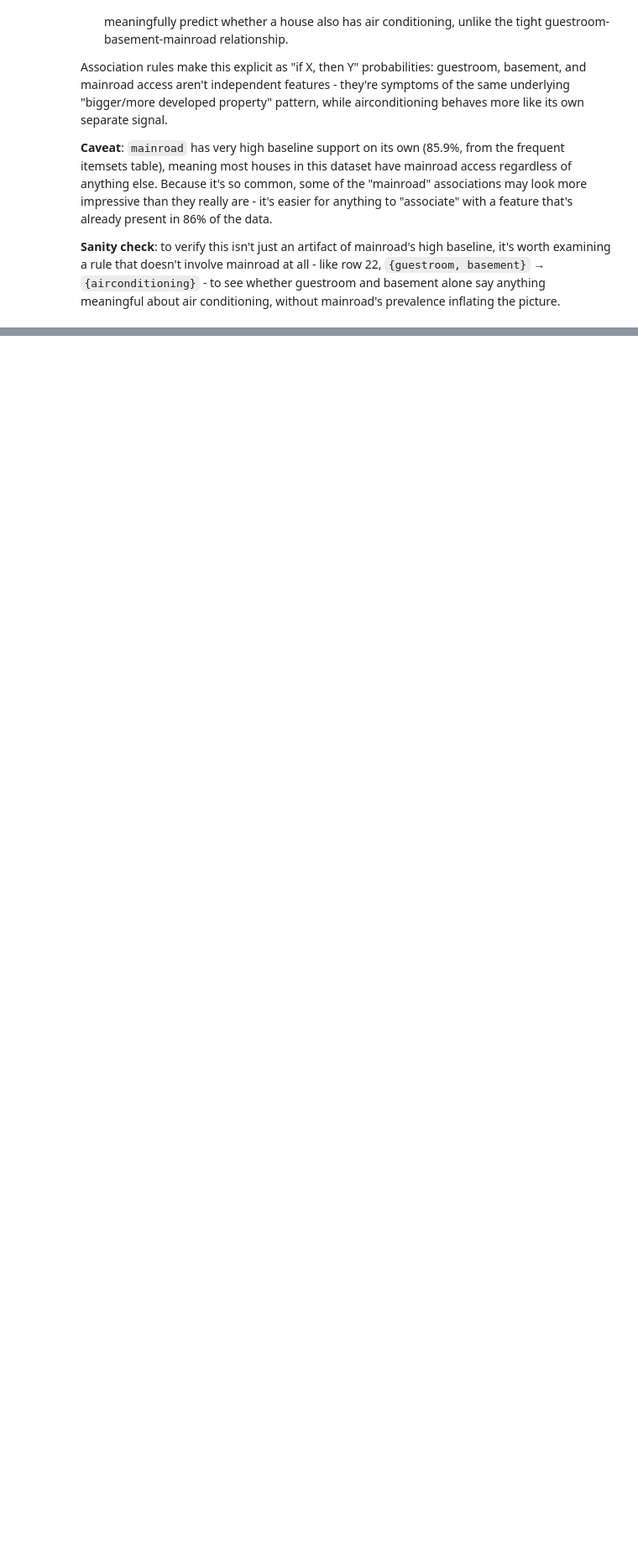
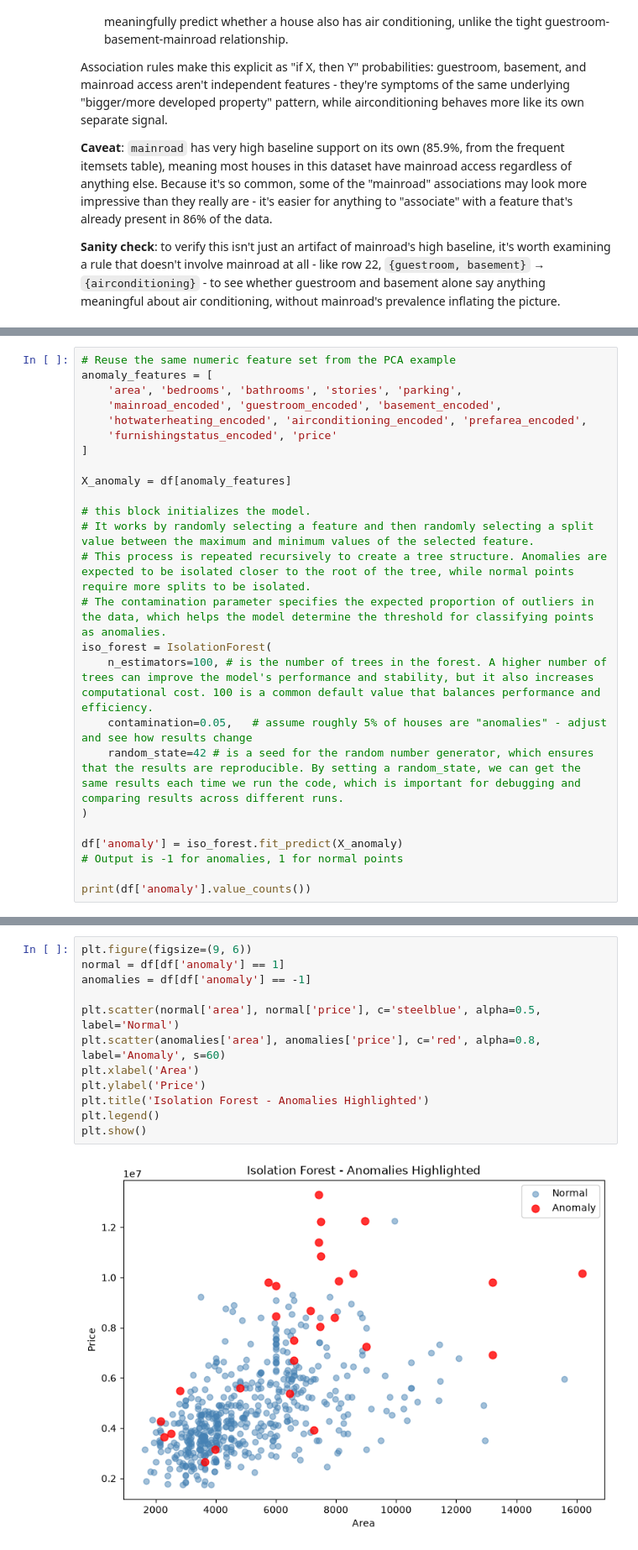
Before and after one commit to claudiafarkas/crashcourses, a Jupyter notebook: foundations_and_models/unsupervised_learning.ipynb, the cells around one changed output, grey strips where cells are left out. Shown at 84% size. Drawn from its saved outputs; the diff is of its cells as text; blank space fills up the shorter version.

```diff
--- a/foundations_and_models/unsupervised_learning.ipynb
+++ b/foundations_and_models/unsupervised_learning.ipynb
@@ -471,0 +489,25 @@ Association rules make this explicit as "if X, then Y" probabilities: guestroom,
+# %%
+# Reuse the same numeric feature set from the PCA example
+anomaly_features = [
+    'area', 'bedrooms', 'bathrooms', 'stories', 'parking',
+    'mainroad_encoded', 'guestroom_encoded', 'basement_encoded',
+    'hotwaterheating_encoded', 'airconditioning_encoded', 'prefarea_encoded',
+    'furnishingstatus_encoded', 'price'
+]
+
+X_anomaly = df[anomaly_features]
+
+# this block initializes the model.
+# It works by randomly selecting a feature and then randomly selecting a split value between the maximum and minimum values of the selected feature.
+# This process is repeated recursively to create a tree structure. Anomalies are expected to be isolated closer to the root of the tree, while normal points require more splits to be isolated.
+# The contamination parameter specifies the expected proportion of outliers in the data, which helps the model determine the threshold for classifying points as anomalies.
+iso_forest = IsolationForest(
+    n_estimators=100, # is the number of trees in the forest. A higher number of trees can improve the model's performance and stability, but it also increases computational cost. 100 is a common default value that balances performance and efficiency.
+    contamination=0.05,   # assume roughly 5% of houses are "anomalies" - adjust and see how results change
+    random_state=42 # is a seed for the random number generator, which ensures that the results are reproducible. By setting a random_state, we can get the same results each time we run the code, which is important for debugging and comparing results across different runs.
+)
+
+df['anomaly'] = iso_forest.fit_predict(X_anomaly)
+# Output is -1 for anomalies, 1 for normal points
+
+print(df['anomaly'].value_counts())
@@ -471,0 +519,14 @@ Association rules make this explicit as "if X, then Y" probabilities: guestroom,
+# %%
+plt.figure(figsize=(9, 6))
+normal = df[df['anomaly'] == 1]
+anomalies = df[df['anomaly'] == -1]
+
+plt.scatter(normal['area'], normal['price'], c='steelblue', alpha=0.5, label='Normal')
+plt.scatter(anomalies['area'], anomalies['price'], c='red', alpha=0.8, label='Anomaly', s=60)
+plt.xlabel('Area')
+plt.ylabel('Price')
+plt.title('Isolation Forest - Anomalies Highlighted')
+plt.legend()
+plt.show()
+# %% [output]
+[figure, added]
```
Also changed, not shown: parts of 5 cells of this notebook, 1 other file.
